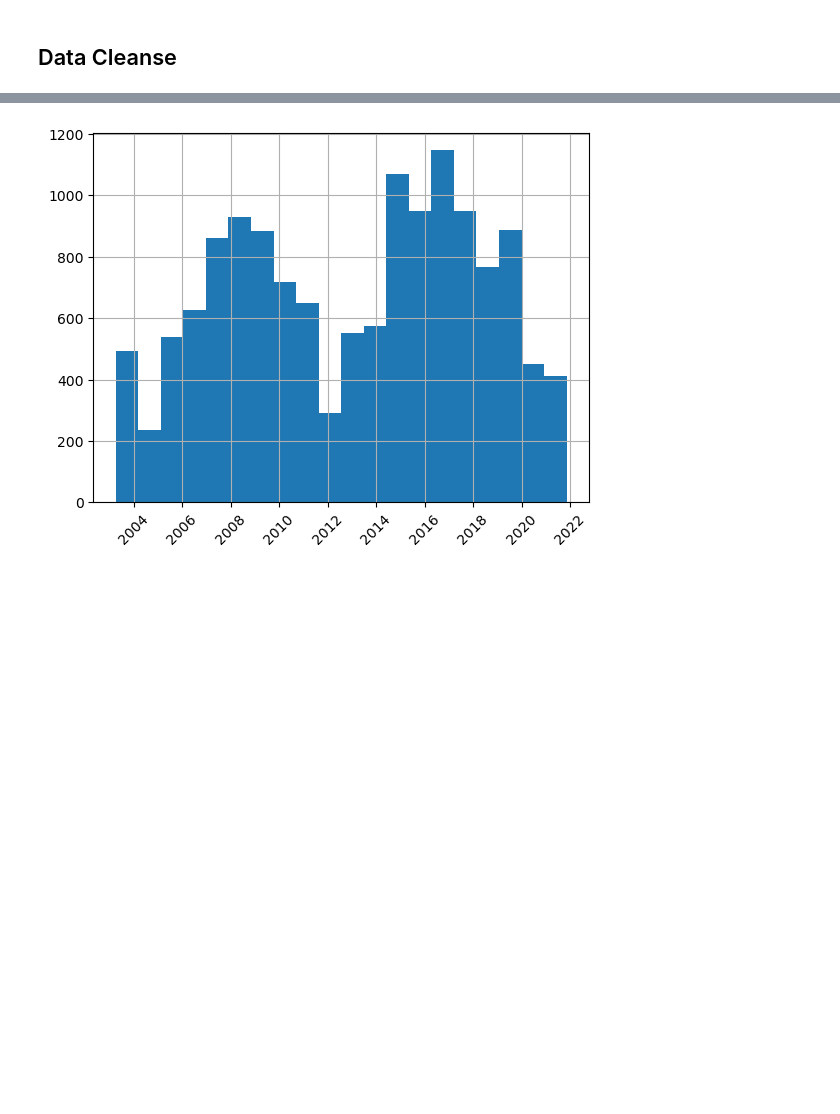
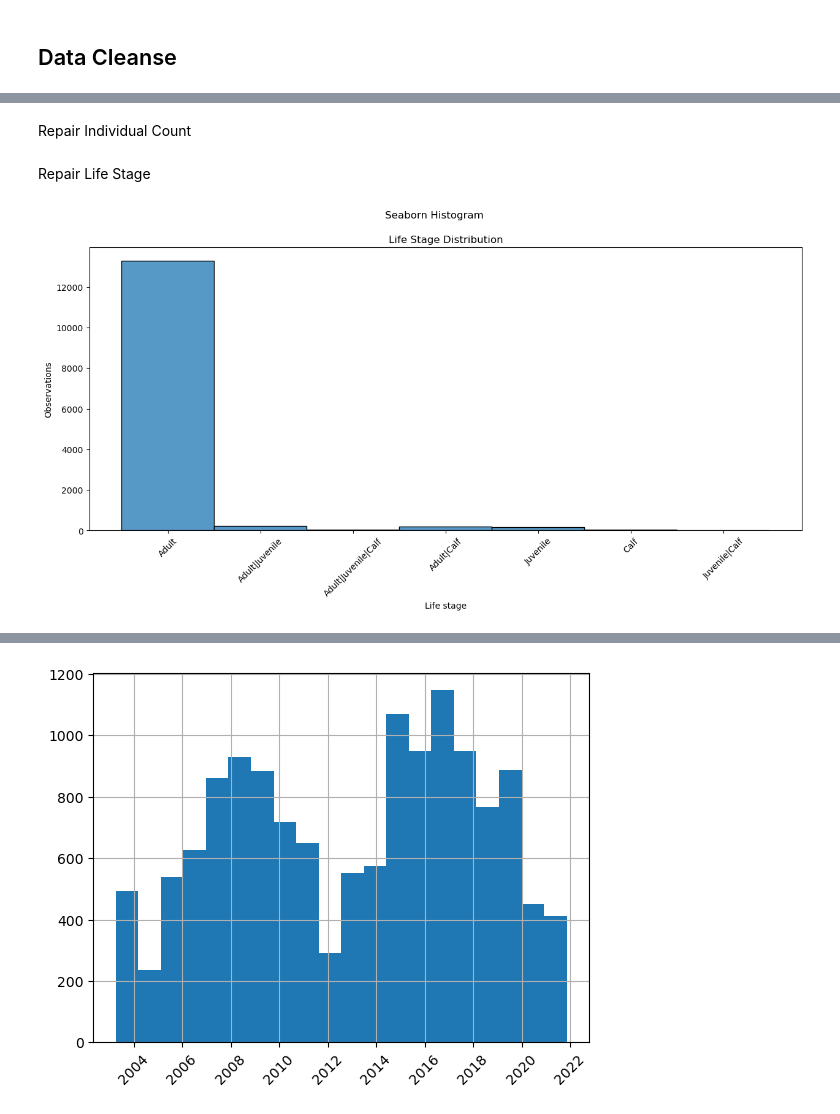
Before and after one commit to JasonMuteham/HWDT, a Jupyter notebook: HWDT.ipynb, the cells around one changed output, grey strips where cells are left out. Cells and saved outputs as stored; diff of their text form; code cells hidden in the pictures; blank space fills up the shorter version.

```diff
--- a/HWDT.ipynb
+++ b/HWDT.ipynb
@@ -43,4 +63,6 @@ null_plot = dw.isna().sum()
 null_plot = null_plot[null_plot > 0]
 null_plot = null_plot.sort_values()
 px.bar(null_plot, orientation='h',text_auto=True, title='Missing data').update_layout(yaxis_title='Column', xaxis_title='Count', showlegend=False)
+# %% [markdown]
+Repair Individual Count
 # %%
@@ -48,3 +71,15 @@ px.bar(null_plot, orientation='h',text_auto=True, title='Missing data').update_l
 dw['Individual count'] = dw['Individual count'].fillna(1)
 # Reduce outliers to 1
 dw.loc[dw['Individual count'] > 100, 'Individual count'] = 1
+# %% [markdown]
+Repair Life Stage
+# %%
+fig, ax = plt.subplots(figsize=(15,6))
+sns.histplot(data=dw, x='Life stage')
+fig.suptitle('Seaborn Histogram')
+ax.set_title("Life Stage Distribution")
+ax.set_ylabel('Observations')
+ax.tick_params(axis='x', rotation=45)
+plt.show()
+# %% [output]
+[figure, added]
```
Also changed, not shown: parts of 23 cells of this notebook, 2 other files.
